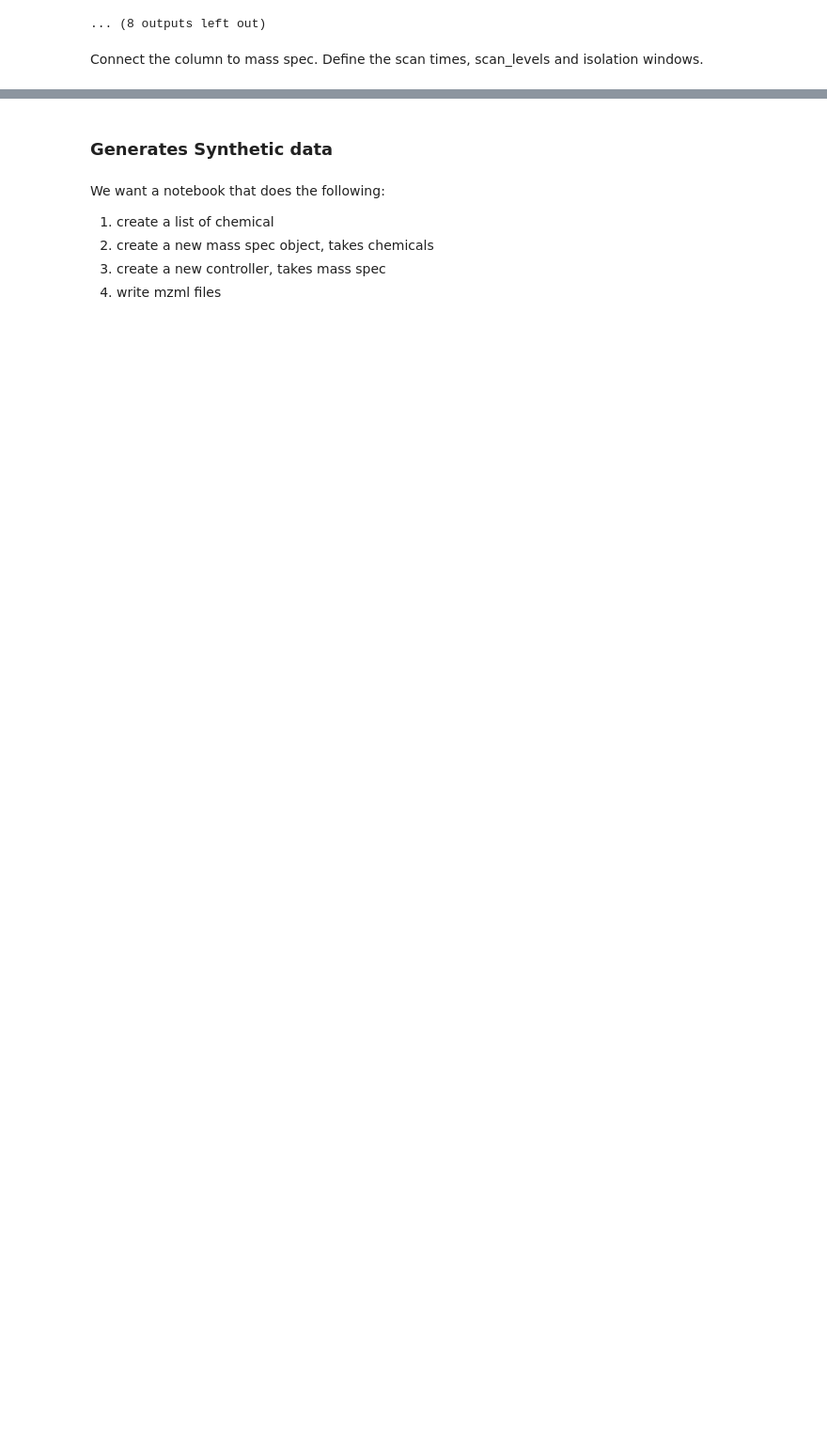
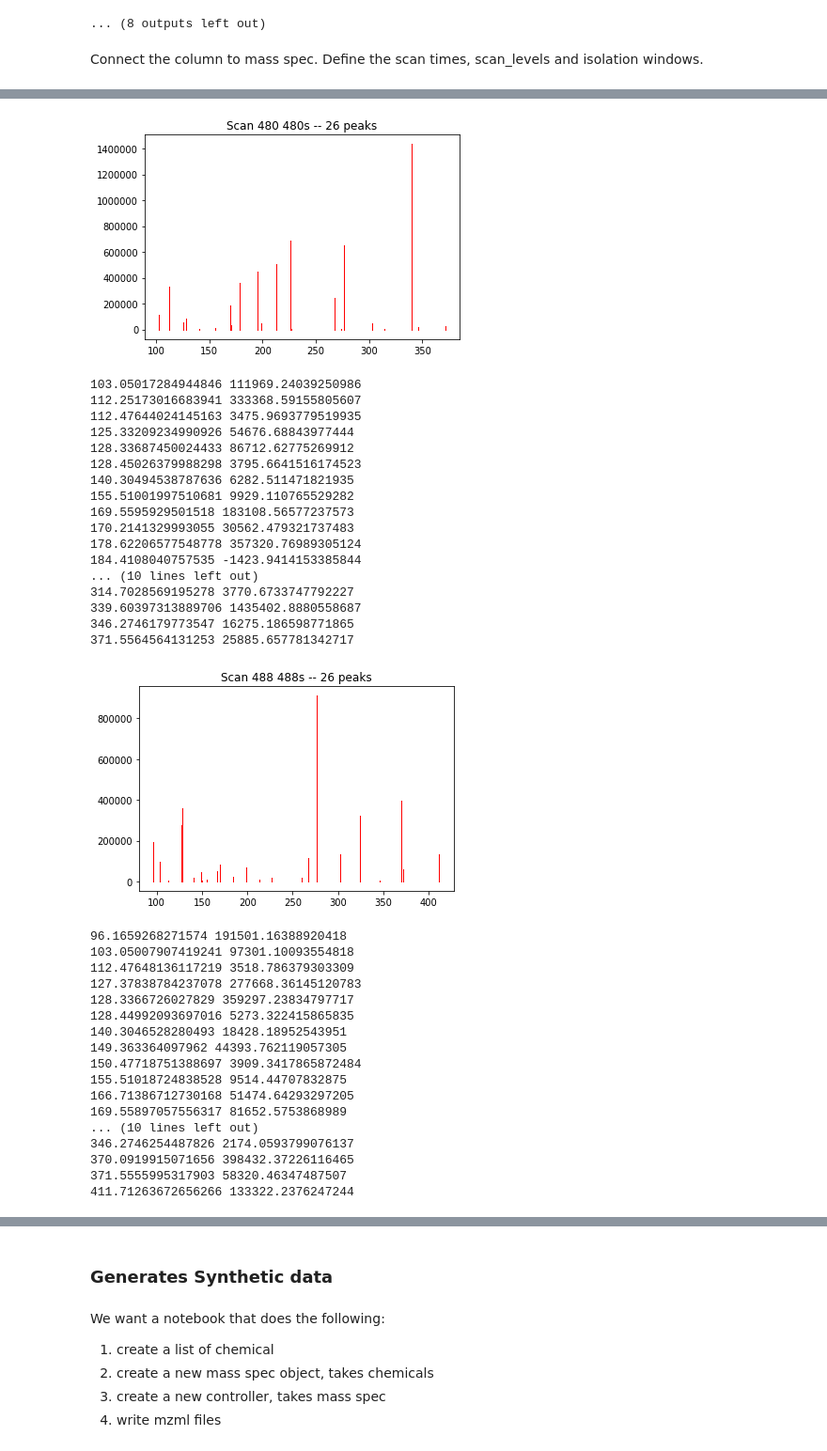
Before and after one commit to sdrogers/clms, a Jupyter notebook: Simulator/notebooks/controller_demo.ipynb, the cells around one changed output, grey strips where cells are left out. Shown at 94% size. Saved outputs shown, nothing was run; the diff lists cells and outputs as text; code cells hidden in the pictures; blank space fills up the shorter version.

```diff
--- a/Simulator/notebooks/controller_demo.ipynb
+++ b/Simulator/notebooks/controller_demo.ipynb
@@ -101,10 +102,14 @@ def plot_scan(scan):
     plt.title('Scan {0} {1}s -- {2} peaks'.format(scan.scan_id, scan.rt, scan.num_peaks))
     plt.show()
 
-mass_spec = IndependentMassSpectrometer(column, scan_times, scan_levels, isolation_windows)
-selected = None
-for scan in mass_spec:
+def scan_handler(scan):
     if scan.num_peaks > 25:
         plot_scan(scan)
         for mz, intensity in zip(scan.mzs, scan.intensities):
             print(mz, intensity)
+
+def acquisition_open():
+    pass
+
+def acquisition_closing():
+    pass
@@ -220,0 +116,51 @@ for scan in mass_spec:
+# %%
+mass_spec = IndependentMassSpectrometer(column)
+mass_spec.register(MassSpectrometer.MS_SCAN_ARRIVED, scan_handler)
+mass_spec.register(MassSpectrometer.ACQUISITION_STREAM_OPENING, acquisition_open)
+mass_spec.register(MassSpectrometer.ACQUISITION_STREAM_CLOSING, acquisition_closing)
+
+while True:
+    scan_parameters = {
+        'isolation_windows': [[(0, 1e3)]],
+        'ms_level': 1
+    }
+    scan = mass_spec.get_next_scan(scan_parameters)
+    if scan is None:
+        break
+# %% [output]
+[figure, added]
+103.05017284944846 111969.24039250986
+112.25173016683941 333368.59155805607
+112.47644024145163 3475.9693779519935
+125.33209234990926 54676.68843977444
+128.33687450024433 86712.62775269912
+128.45026379988298 3795.6641516174523
+140.30494538787636 6282.511471821935
+155.51001997510681 9929.110765529282
+169.5595929501518 183108.56577237573
+170.2141329993055 30562.479321737483
+178.62206577548778 357320.76989305124
+184.4108040757535 -1423.9414153385844
+... (10 lines left out)
+314.7028569195278 3770.6733747792227
+339.60397313889706 1435402.8880558687
+346.2746179773547 16275.186598771865
+371.5564564131253 25885.657781342717
+[figure, added]
+96.1659268271574 191501.16388920418
+103.05007907419241 97301.10093554818
+112.47648136117219 3518.786379303309
+127.37838784237078 277668.36145120783
+128.3366726027829 359297.23834797717
+128.44992093697016 5273.322415865835
+140.3046528280493 18428.18952543951
+149.363364097962 44393.762119057305
+150.47718751388697 3909.3417865872484
+155.51018724838528 9514.44707832875
+166.71386712730168 51474.64293297205
+169.55897057556317 81652.5753868989
+... (10 lines left out)
+346.2746254487826 2174.0593799076137
+370.0919915071656 398432.37226116465
+371.5555995317903 58320.46347487507
+411.71263672656266 133322.2376247244
```
Also changed, not shown: parts of 8 cells of this notebook, 2 other files.
